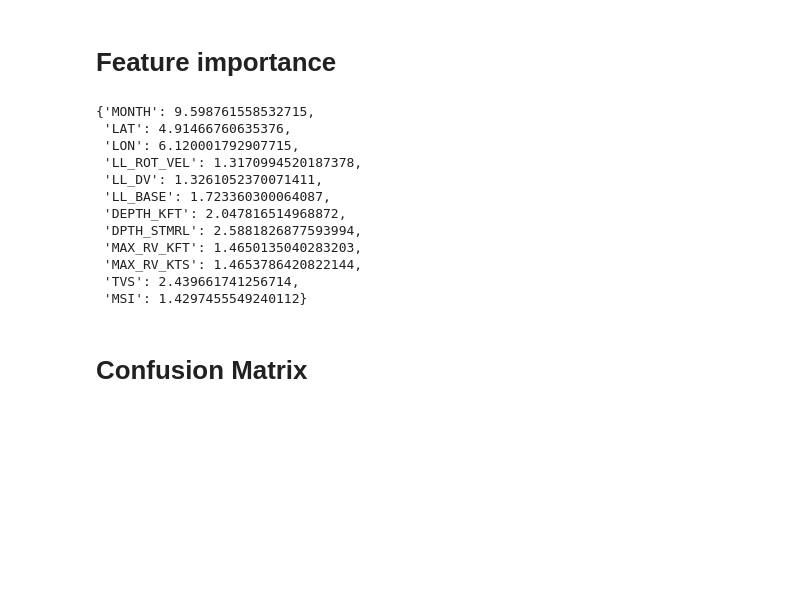
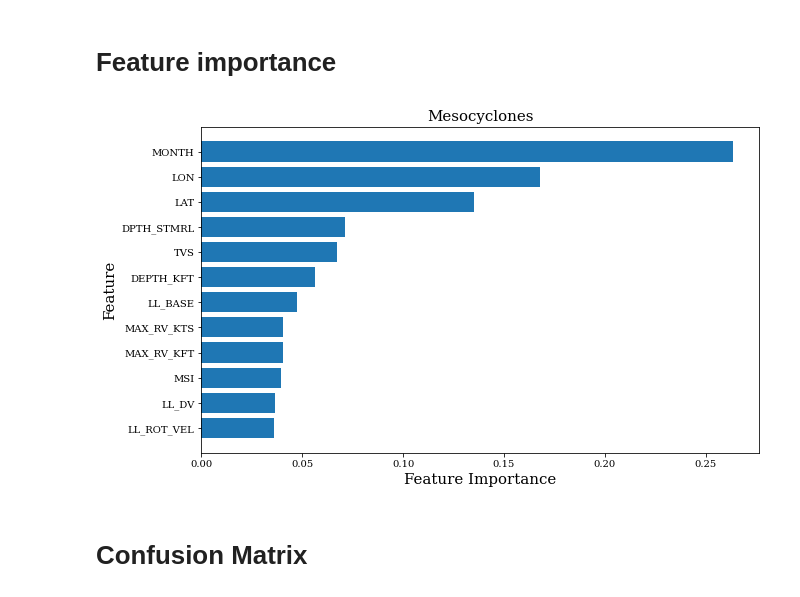
Before and after one commit to amourayuba/Power-Outage-Prediction, a Jupyter notebook: codes/results/meso_results.ipynb, the cells around one changed output. Drawn from its saved outputs; the diff is of its cells as text; code cells hidden in the pictures; blank space fills up the shorter version.

```diff
--- a/codes/results/meso_results.ipynb
+++ b/codes/results/meso_results.ipynb
@@ -186,20 +200,27 @@ plt.savefig("../../figures/meso_roc_pr_model_comparison.png", dpi=500, bbox_inch
 # %% [markdown]
 # Feature importance
 # %%
-best_model = models['xgboost']
-best_model['clf'].get_booster().get_score(importance_type='gain')
+def plot_feature_importance(model, feature_names):
+    # Get feature importance scores from the model
+    importance = model.feature_importances_
+    indices = np.argsort(importance)[::-1]
+    sorted_feature_names = [feature_names[i] for i in indices]
+    sorted_importance = importance[indices]
+
+
+    # Create bar plot
+    plt.figure(figsize=(10, 6))
+    plt.barh(range(len(indices)), sorted_importance, align='center')
+    plt.yticks(range(len(indices)), sorted_feature_names)
+    plt.xlabel('Feature Importance', size=15)
+    plt.ylabel('Feature', size=15)
+    plt.title('Mesocyclones', size=15)
+    plt.gca().invert_yaxis()  # Invert y-axis for better visualization
+    plt.savefig("../../figures/meso_feature_importance.png", dpi=500, bbox_inches='tight',
+            facecolor='white', transparent=False)
+    plt.show()
+plot_feature_importance(best_model['clf'], features_n)
 # %% [output]
-{'MONTH': 9.598761558532715,
- 'LAT': 4.91466760635376,
- 'LON': 6.120001792907715,
- 'LL_ROT_VEL': 1.3170994520187378,
- 'LL_DV': 1.3261052370071411,
- 'LL_BASE': 1.723360300064087,
- 'DEPTH_KFT': 2.047816514968872,
- 'DPTH_STMRL': 2.5881826877593994,
- 'MAX_RV_KFT': 1.4650135040283203,
- 'MAX_RV_KTS': 1.4653786420822144,
- 'TVS': 2.439661741256714,
- 'MSI': 1.4297455549240112}
+[figure, added]
 # %% [markdown]
 # Confusion Matrix
```
Also changed, not shown: parts of 8 cells of this notebook, 20 other files.
